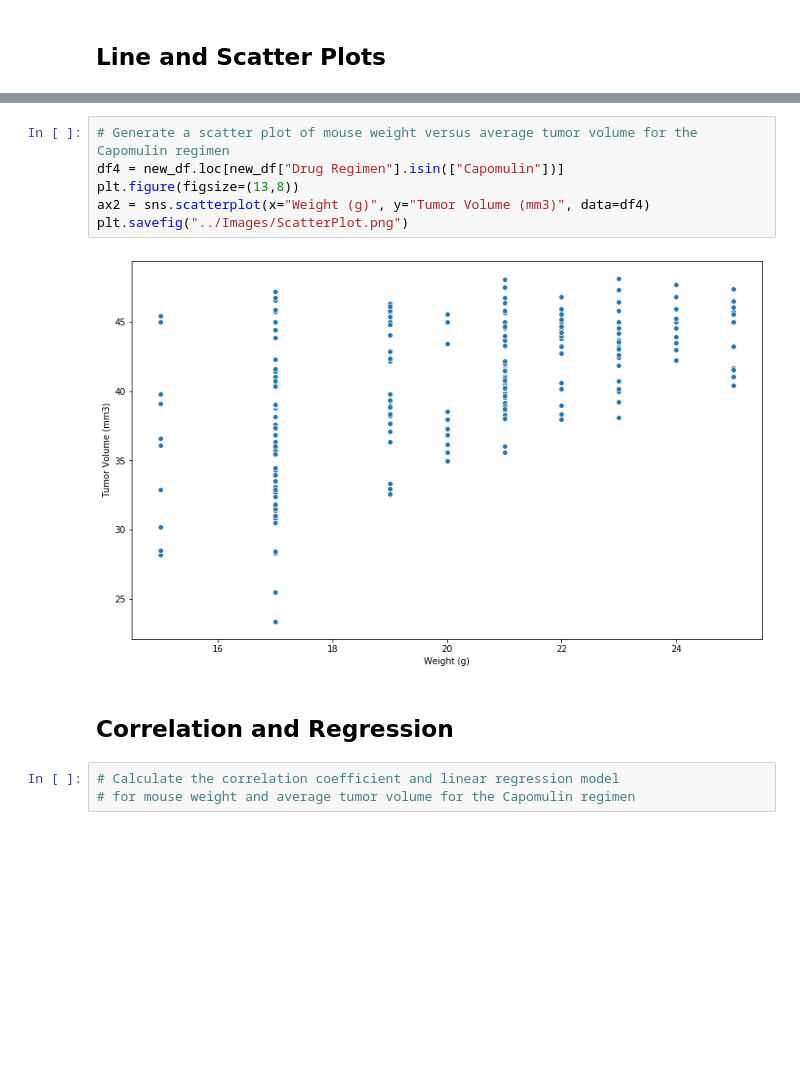
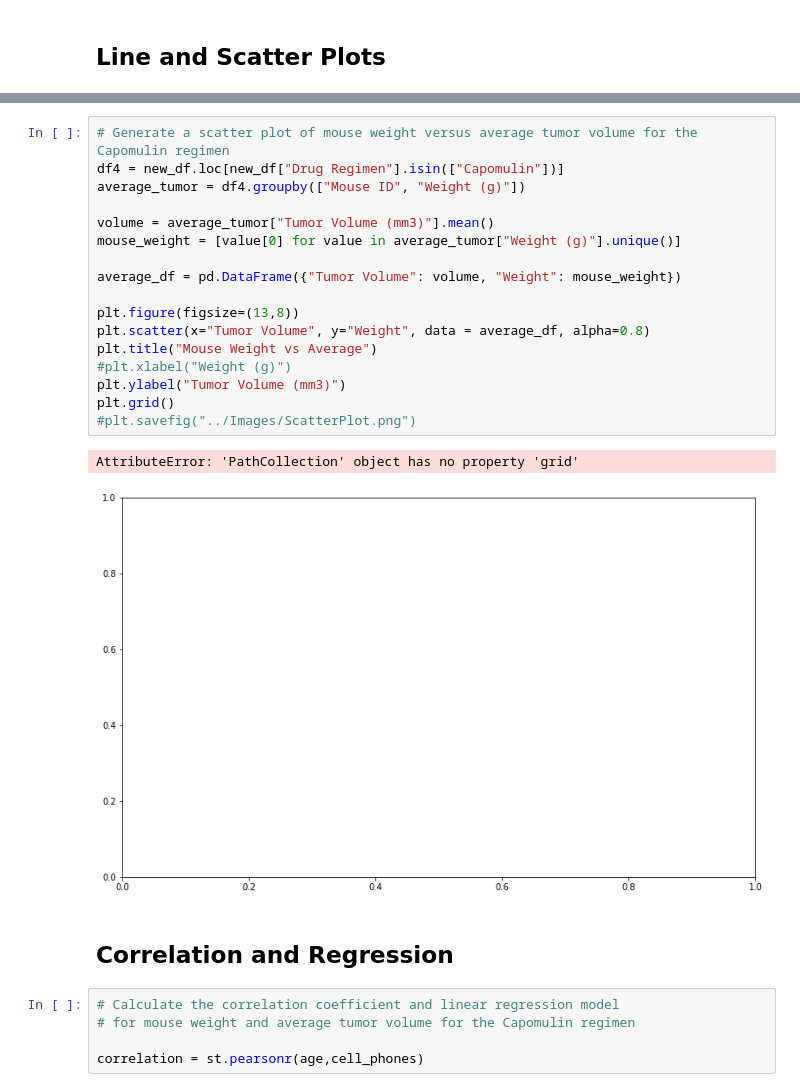
Before and after one commit to yaitouny/SMU_homework, a Jupyter notebook: 05-Matplotlib/Matplotlob - The Power of Plots/Pymaceuticals/pymaceuticals_starter.ipynb, the cells around one changed output, grey strips where cells are left out. Saved outputs shown, nothing was run; the diff lists cells and outputs as text; blank space fills up the shorter version.

Commit message:
fix scatter plot

```diff
--- a/05-Matplotlib/Matplotlob - The Power of Plots/Pymaceuticals/pymaceuticals_starter.ipynb
+++ b/05-Matplotlib/Matplotlob - The Power of Plots/Pymaceuticals/pymaceuticals_starter.ipynb
@@ -259,13 +260,27 @@ plt.savefig("../Images/LinePlot.png")
 # %%
 # Generate a scatter plot of mouse weight versus average tumor volume for the Capomulin regimen
 df4 = new_df.loc[new_df["Drug Regimen"].isin(["Capomulin"])]
+average_tumor = df4.groupby(["Mouse ID", "Weight (g)"])
+
+volume = average_tumor["Tumor Volume (mm3)"].mean()
+mouse_weight = [value[0] for value in average_tumor["Weight (g)"].unique()]
+
+average_df = pd.DataFrame({"Tumor Volume": volume, "Weight": mouse_weight})
+
 plt.figure(figsize=(13,8))
-ax2 = sns.scatterplot(x="Weight (g)", y="Tumor Volume (mm3)", data=df4)
-plt.savefig("../Images/ScatterPlot.png")
+plt.scatter(x="Tumor Volume", y="Weight", data = average_df, alpha=0.8)
+plt.title("Mouse Weight vs Average")
+#plt.xlabel("Weight (g)")
+plt.ylabel("Tumor Volume (mm3)")
+plt.grid()
+#plt.savefig("../Images/ScatterPlot.png")
 # %% [output]
+AttributeError: 'PathCollection' object has no property 'grid'
-[figure, old version]
+[figure, new version]
 # %% [markdown]
 ## Correlation and Regression
 # %%
 # Calculate the correlation coefficient and linear regression model
 # for mouse weight and average tumor volume for the Capomulin regimen
+
+correlation = st.pearsonr(age,cell_phones)
```
Also changed, not shown: parts of 1 cell of this notebook, 1 other file.
